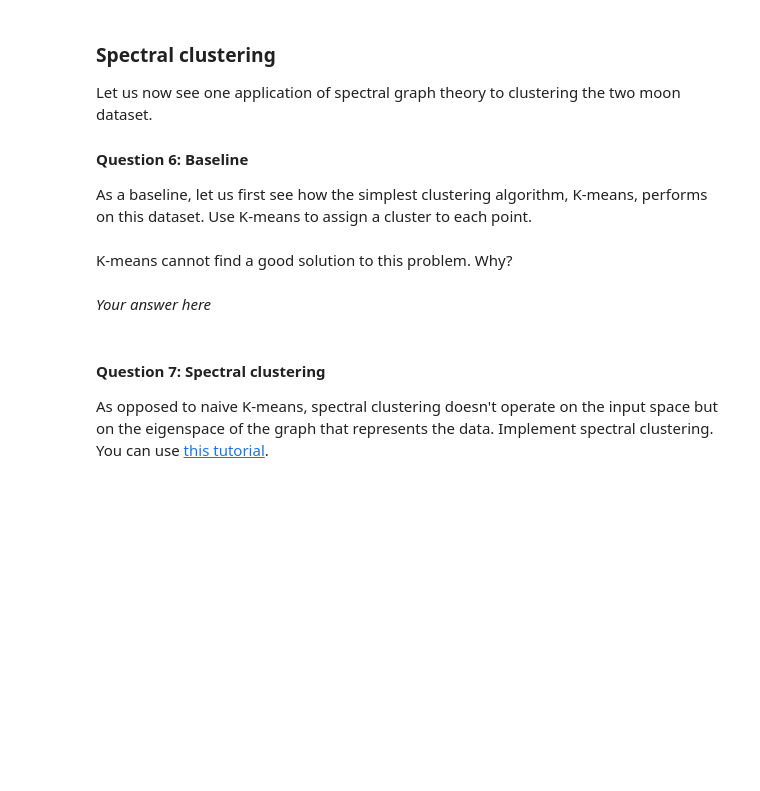
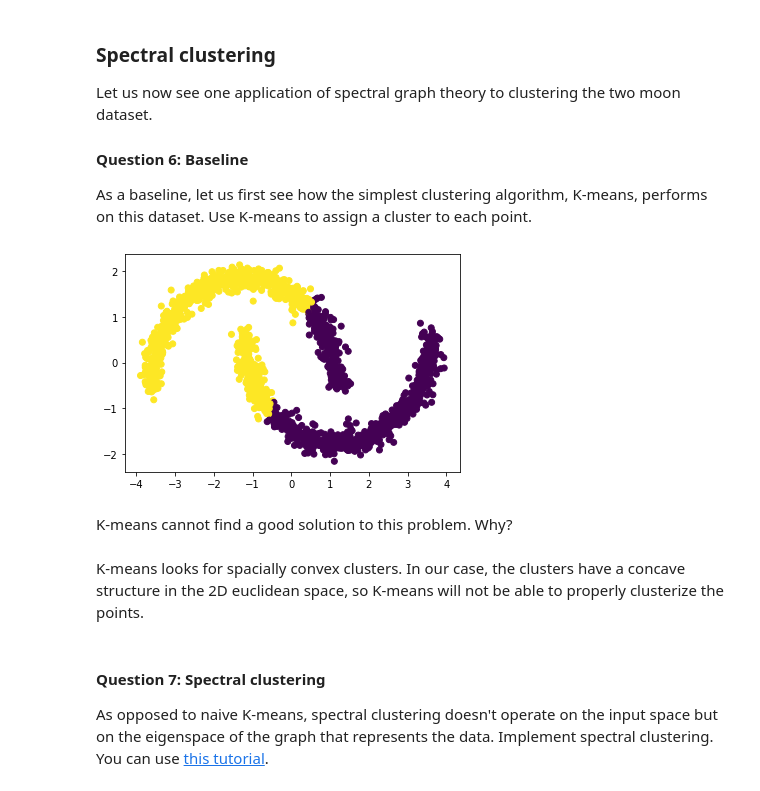
Before and after one commit to alex-mocanu/A-Network-Tour-of-DS-Homework, a Jupyter notebook: Assignment 2/2_learning_with_graphs.ipynb, the cells around one changed output. Drawn from its saved outputs; the diff is of its cells as text; code cells hidden in the pictures; blank space fills up the shorter version.

```diff
--- a/Assignment 2/2_learning_with_graphs.ipynb
+++ b/Assignment 2/2_learning_with_graphs.ipynb
@@ -160,14 +194,16 @@ As a baseline, let us first see how the simplest clustering algorithm, K-means,
 # %%
 from sklearn.cluster import KMeans
 
 # Your code here
-y_pred =  # Vector with cluster assignments
+y_pred = KMeans(n_clusters=2).fit(X).labels_
 plt.scatter(X[:, 0], X[:, 1], c=y_pred)
 plt.show()
+# %% [output]
+[figure, added]
 # %% [markdown]
 K-means cannot find a good solution to this problem. Why?
-# %% [markdown]
-*Your answer here*
+# %% [markdown]
+K-means looks for spacially convex clusters. In our case, the clusters have a concave structure in the 2D euclidean space, so K-means will not be able to properly clusterize the points.
 # %% [markdown]
 #### Question 7: Spectral clustering
 
```
Also changed, not shown: parts of 19 cells of this notebook.
